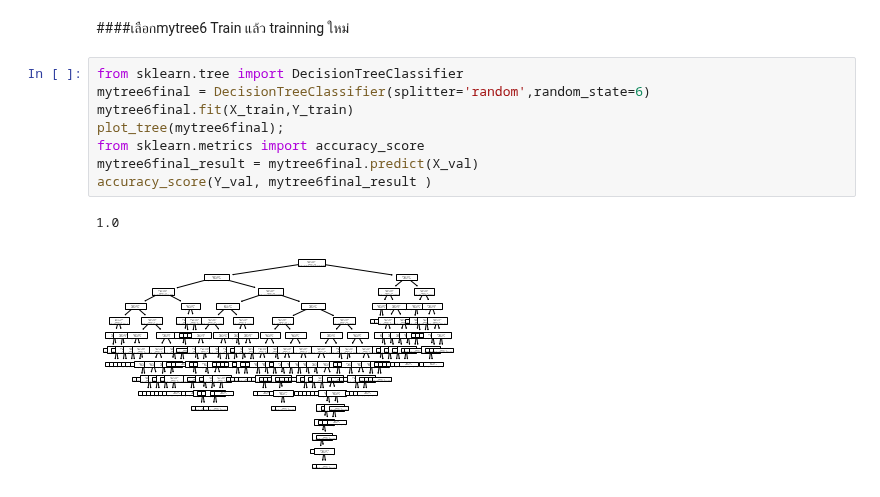
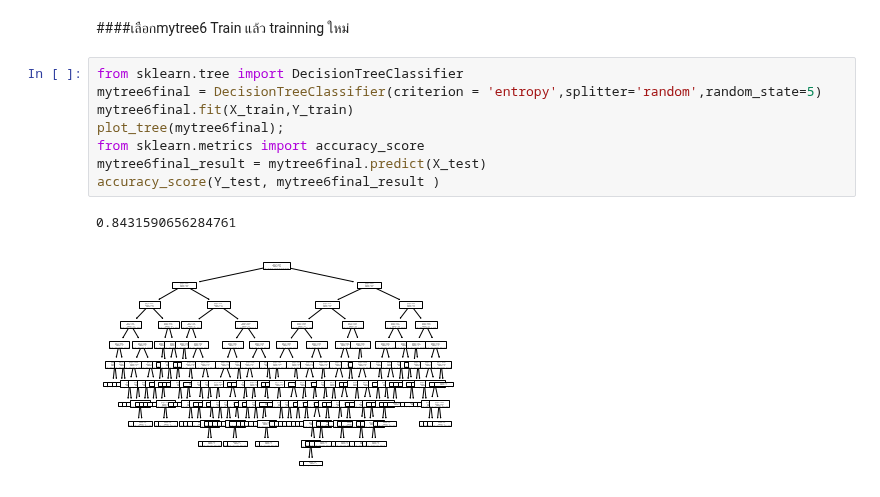
Before and after one commit to nichakornchaisuwan/DWDM21, a Jupyter notebook: Chapter7_Classification_(Decision_Tree).ipynb, the cells around one changed output. Drawn from its saved outputs; the diff is of its cells as text.

Commit message:
accuracy = 0.8431590656284761

```diff
--- a/Chapter7_Classification_(Decision_Tree).ipynb
+++ b/Chapter7_Classification_(Decision_Tree).ipynb
@@ -430,12 +430,12 @@ accuracy_score(Y_val, mytree6_result )
 ####เลือกmytree6  Train แล้ว trainning ใหม่
 # %%
 from sklearn.tree import DecisionTreeClassifier
-mytree6final = DecisionTreeClassifier(splitter='random',random_state=6)
+mytree6final = DecisionTreeClassifier(criterion = 'entropy',splitter='random',random_state=5)
 mytree6final.fit(X_train,Y_train)
 plot_tree(mytree6final);
 from sklearn.metrics import accuracy_score
-mytree6final_result = mytree6final.predict(X_val)
-accuracy_score(Y_val, mytree6final_result )
+mytree6final_result = mytree6final.predict(X_test)
+accuracy_score(Y_test, mytree6final_result )
 # %% [output]
-1.0
+0.8431590656284761
-[figure, old version]
+[figure, new version]
```
Also changed, not shown: parts of 4 cells of this notebook.
